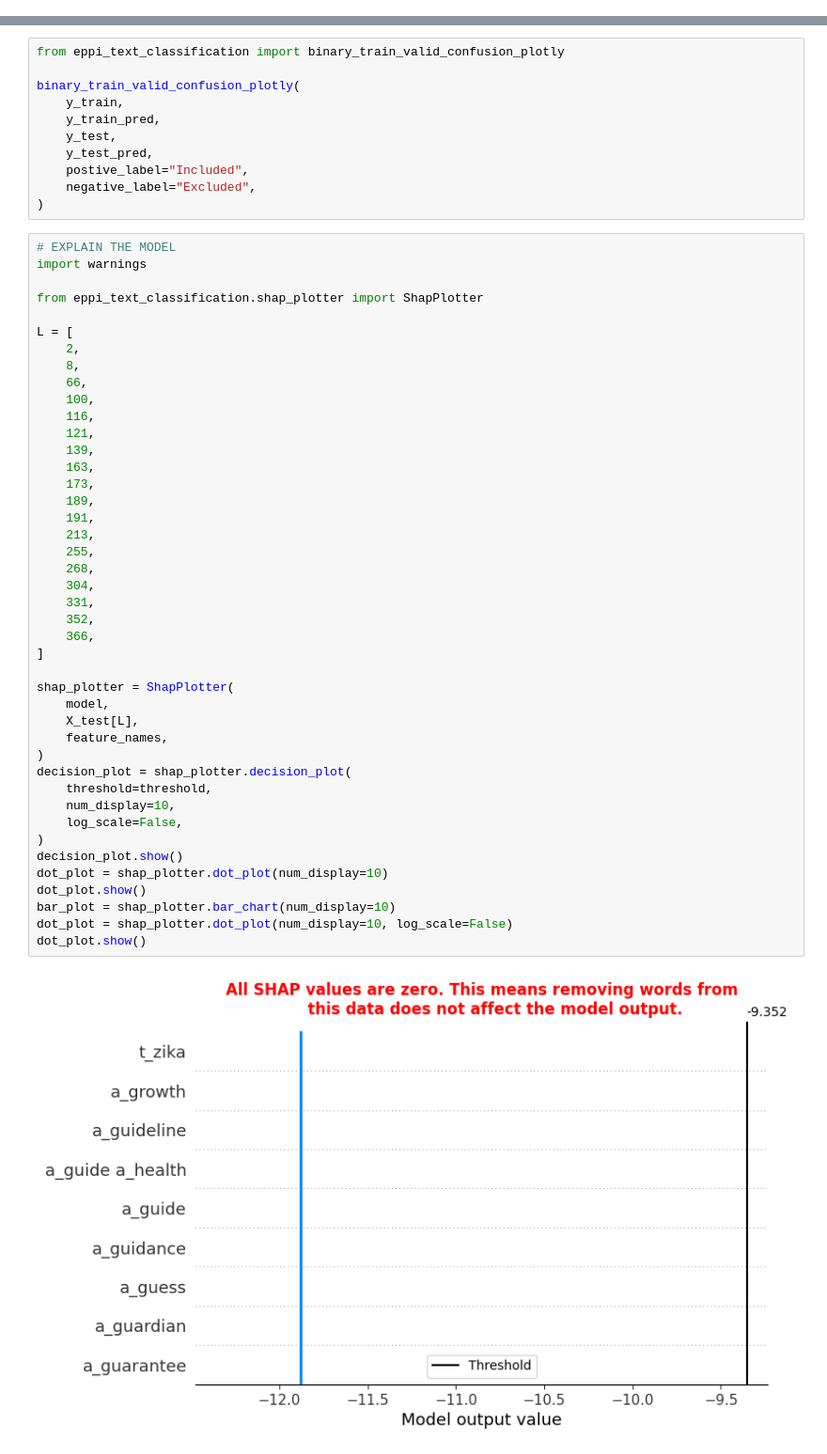
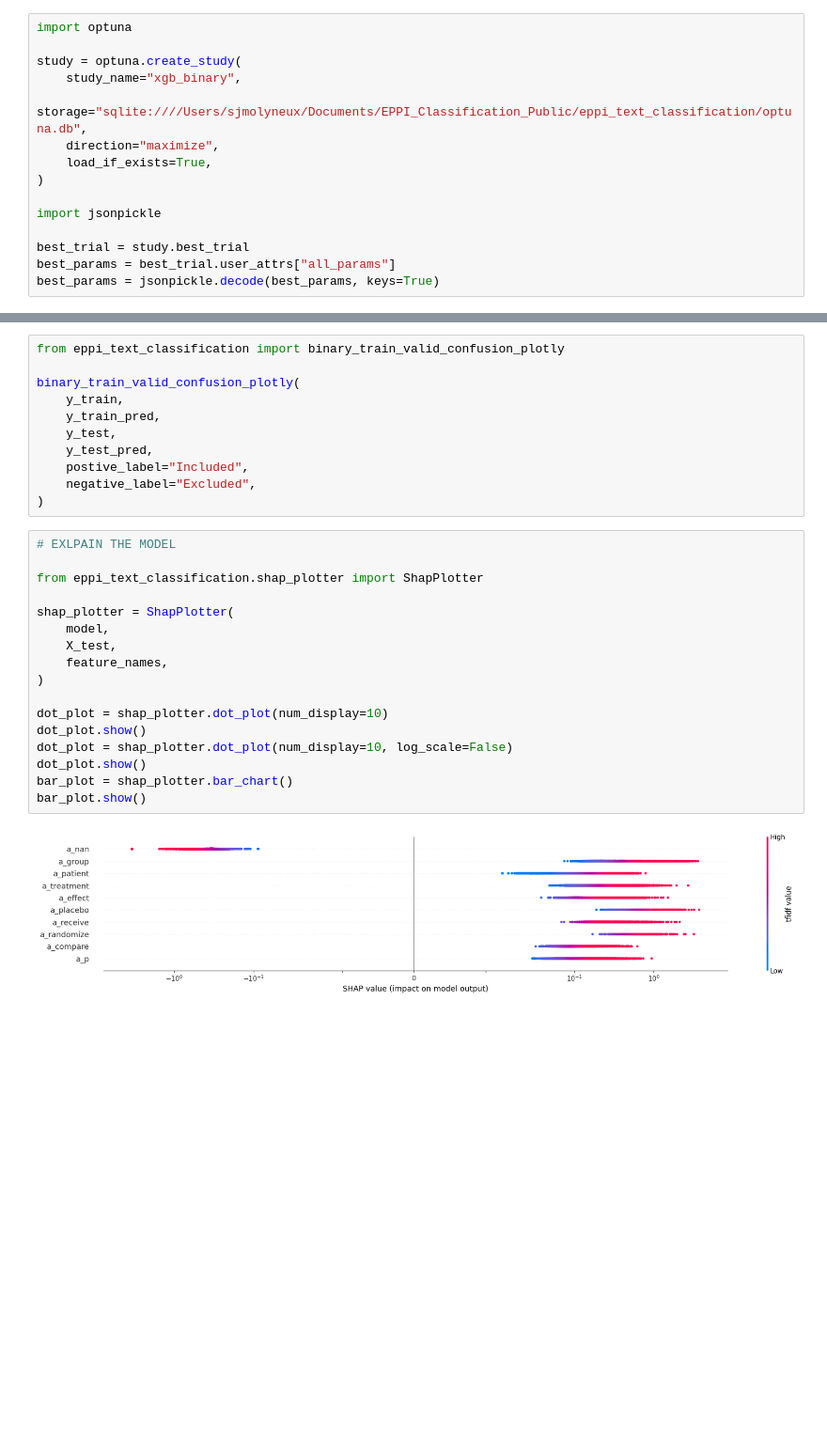
Before and after one commit to samjmolyneux/eppi-text-classification, a Jupyter notebook: notebooks/xgboost/xgboost_binary.ipynb, the cells around one changed output, grey strips where cells are left out. Shown at 94% size. Saved outputs shown, nothing was run; the diff lists cells and outputs as text; blank space fills up the shorter version.

```diff
--- a/notebooks/xgboost/xgboost_binary.ipynb
+++ b/notebooks/xgboost/xgboost_binary.ipynb
@@ -56,0 +293,15 @@ sqlite:////Users/sjmolyneux/Documents/EPPI_Classification_Public/eppi_text_class
+# %%
+import optuna
+
+study = optuna.create_study(
+    study_name="xgb_binary",
+    storage="sqlite:////Users/sjmolyneux/Documents/EPPI_Classification_Public/eppi_text_classification/optuna.db",
+    direction="maximize",
+    load_if_exists=True,
+)
+
+import jsonpickle
+
+best_trial = study.best_trial
+best_params = best_trial.user_attrs["all_params"]
+best_params = jsonpickle.decode(best_params, keys=True)
@@ -127,47 +503,21 @@ binary_train_valid_confusion_plotly(
     negative_label="Excluded",
 )
 # %%
-# EXPLAIN THE MODEL
-import warnings
+# EXLPAIN THE MODEL
 
 from eppi_text_classification.shap_plotter import ShapPlotter
 
-L = [
-    2,
-    8,
-    66,
-    100,
-    116,
-    121,
-    139,
-    163,
-    173,
-    189,
-    191,
-    213,
-    255,
-    268,
-    304,
-    331,
-    352,
-    366,
-]
-
 shap_plotter = ShapPlotter(
     model,
-    X_test[L],
+    X_test,
     feature_names,
 )
-decision_plot = shap_plotter.decision_plot(
-    threshold=threshold,
-    num_display=10,
-    log_scale=False,
-)
-decision_plot.show()
+
 dot_plot = shap_plotter.dot_plot(num_display=10)
 dot_plot.show()
-bar_plot = shap_plotter.bar_chart(num_display=10)
 dot_plot = shap_plotter.dot_plot(num_display=10, log_scale=False)
 dot_plot.show()
+bar_plot = shap_plotter.bar_chart()
+bar_plot.show()
 # %% [output]
-[figure, old version]
+[figure, new version]
```
Also changed, not shown: parts of 21 cells of this notebook, 7 other files.
